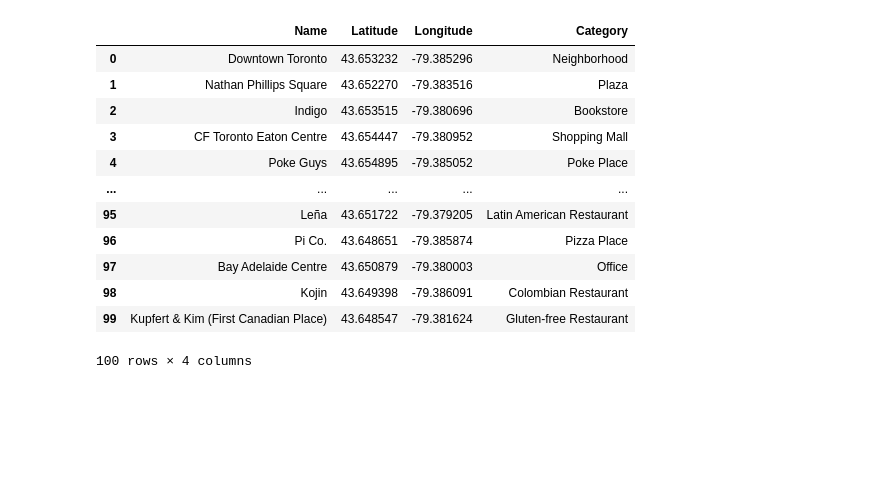
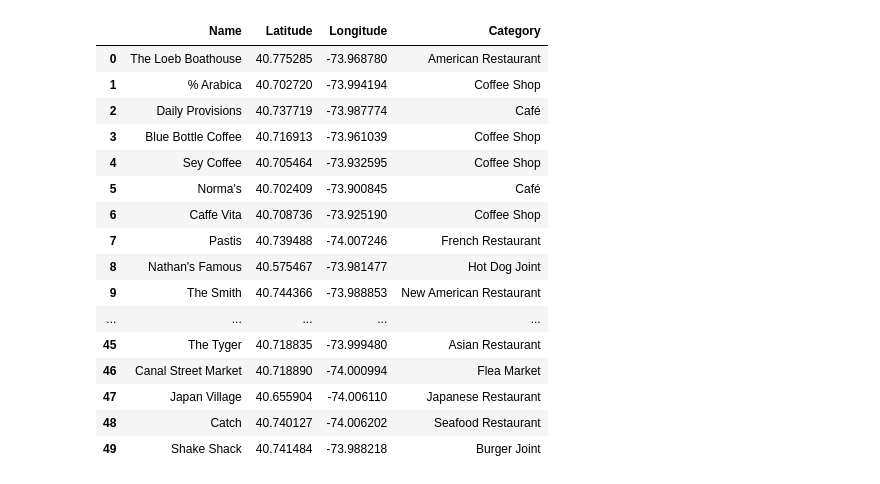
Before and after one commit to atmosinf/Coursera_Capstone_BattleofNeighborhoods, a Jupyter notebook: battle_of_neighborhoods_week1.ipynb, the cells around one changed output. Drawn from its saved outputs; the diff is of its cells as text; code cells hidden in the pictures; blank space fills up the shorter version.

Commit message:
version 2. added neighborhoods and labelled them

```diff
--- a/battle_of_neighborhoods_week1.ipynb
+++ b/battle_of_neighborhoods_week1.ipynb
@@ -12,9 +12,9 @@ import matplotlib.pyplot as plt
 from bs4 import BeautifulSoup
 from geopy.geocoders import Nominatim
 # %%
-geolocator = Nominatim(user_agent='toronto_explorer')
-location = geolocator.geocode('Toronto, ON')
-tor_latitude = location.latitude
-tor_longitude = location.longitude
-print(f'The geographical coordinates of Toronto are {tor_latitude}, {tor_longitude}')
+geolocator = Nominatim(user_agent='city_explorer')
+location = geolocator.geocode('Manhattan, NY')
+latitude = location.latitude
+longitude = location.longitude
+print(f'The geographical coordinates of Toronto are {latitude}, {longitude}')
 # %% [output]
@@ -23,13 +23,15 @@ The geographical coordinates of Toronto are 43.6534817, -79.3839347
 CLIENTID = 'T10NG1UBRQCPQ0DFAHQCSLH30TUEH5YQXX2XEG51LXKXLR2Z'
 CLIENTSECRET = 'WXWWRBQTNNFZ4LXWBQRZEDEGMYMWJEQSVDCULUZX4WRMTF1R'
 # %%
-url = 'https://api.foursquare.com/v2/venues/explore'
+url = 'https://api.foursquare.com/v2/venues/search'
+categoryid = '4d4b7105d754a06374d81259'
 
 params = dict(
 client_id=CLIENTID,
 client_secret=CLIENTSECRET,
 v='20180323',
-ll='{},{}'.format(tor_latitude,tor_longitude),
+ll='{},{}'.format(latitude,longitude),
+categoryId=categoryid,
 limit=100
 )
 data = requests.get(url=url, params=params).json()
@@ -39,4 +65,4 @@ dict_keys(['suggestedFilters', 'suggestedRadius', 'headerLocation', 'headerFullL
 # %%
-items = data['response']['groups'][0]['items']
+items = data['response']['venues']
 items
 # %% [output]
@@ -60,21 +86,24 @@ items
 # %%
-tor_venues = [(v['venue']['name'],v['venue']['location']['lat'],v['venue']['location']['lng'],\
-              v['venue']['categories'][0]['name']) for v in items]
-tor_venues = pd.DataFrame(tor_venues)
-tor_venues[3].value_counts()
-tor_venues.columns = ['Name','Latitude','Longitude','Category']
-tor_venues
+venues = [(v['name'],v['location']['lat'],v['location']['lng'],\
+              v['categories'][0]['name']) for v in items]
+venues = pd.DataFrame(venues)
+venues.columns = ['Name','Latitude','Longitude','Category']
+venues
 # %% [output]
 |  | Name | Latitude | Longitude | Category |
-| 0 | Downtown Toronto | 43.653232 | -79.385296 | Neighborhood |
-| 1 | Nathan Phillips Square | 43.652270 | -79.383516 | Plaza |
-| 2 | Indigo | 43.653515 | -79.380696 | Bookstore |
-| 3 | CF Toronto Eaton Centre | 43.654447 | -79.380952 | Shopping Mall |
-| 4 | Poke Guys | 43.654895 | -79.385052 | Poke Place |
+| 0 | The Loeb Boathouse | 40.775285 | -73.968780 | American Restaurant |
+| 1 | % Arabica | 40.702720 | -73.994194 | Coffee Shop |
+| 2 | Daily Provisions | 40.737719 | -73.987774 | Café |
+| 3 | Blue Bottle Coffee | 40.716913 | -73.961039 | Coffee Shop |
+| 4 | Sey Coffee | 40.705464 | -73.932595 | Coffee Shop |
+| 5 | Norma's | 40.702409 | -73.900845 | Café |
+| 6 | Caffe Vita | 40.708736 | -73.925190 | Coffee Shop |
+| 7 | Pastis | 40.739488 | -74.007246 | French Restaurant |
+| 8 | Nathan's Famous | 40.575467 | -73.981477 | Hot Dog Joint |
+| 9 | The Smith | 40.744366 | -73.988853 | New American Restaurant |
 | ... | ... | ... | ... | ... |
-| 95 | Leña | 43.651722 | -79.379205 | Latin American Restaurant |
-| 96 | Pi Co. | 43.648651 | -79.385874 | Pizza Place |
-| 97 | Bay Adelaide Centre | 43.650879 | -79.380003 | Office |
-| 98 | Kojin | 43.649398 | -79.386091 | Colombian Restaurant |
-| 99 | Kupfert & Kim (First Canadian Place) | 43.648547 | -79.381624 | Gluten-free Restaurant |
+| 45 | The Tyger | 40.718835 | -73.999480 | Asian Restaurant |
+| 46 | Canal Street Market | 40.718890 | -74.000994 | Flea Market |
+| 47 | Japan Village | 40.655904 | -74.006110 | Japanese Restaurant |
+| 48 | Catch | 40.740127 | -74.006202 | Seafood Restaurant |
+| 49 | Shake Shack | 40.741484 | -73.988218 | Burger Joint |
-100 rows × 4 columns
```
Also changed, not shown: parts of 30 cells of this notebook, 2 other files.
